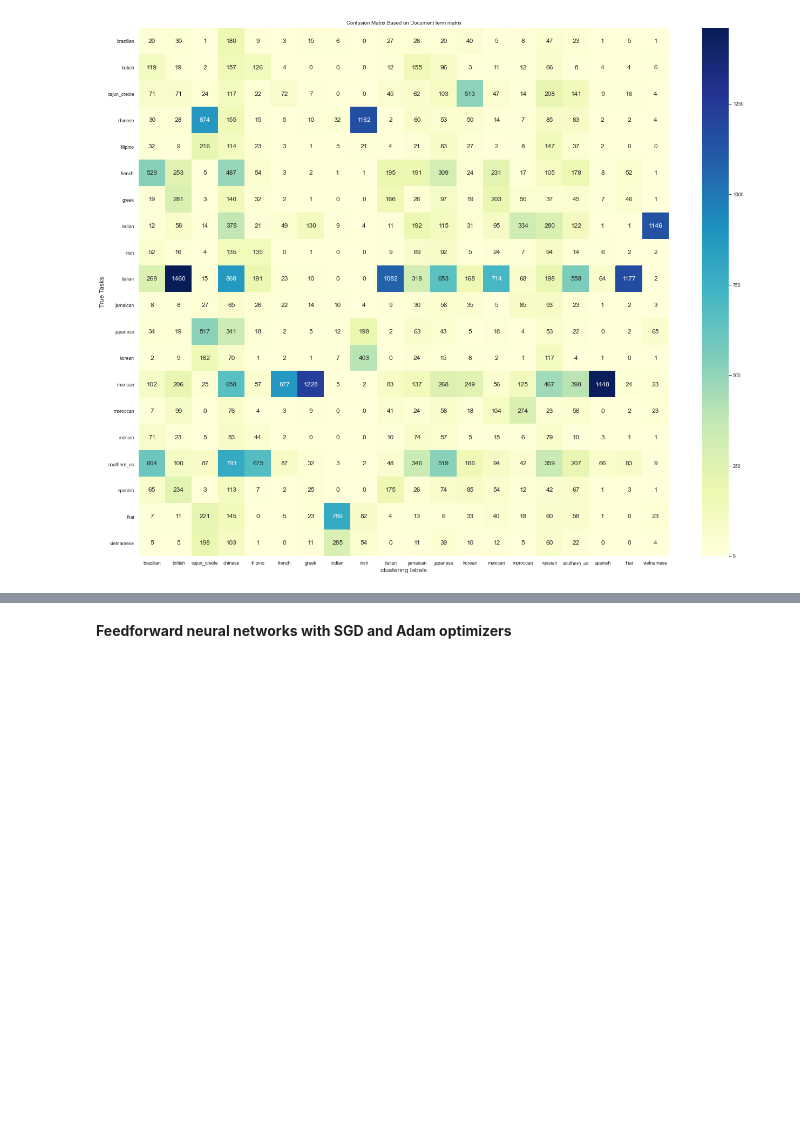
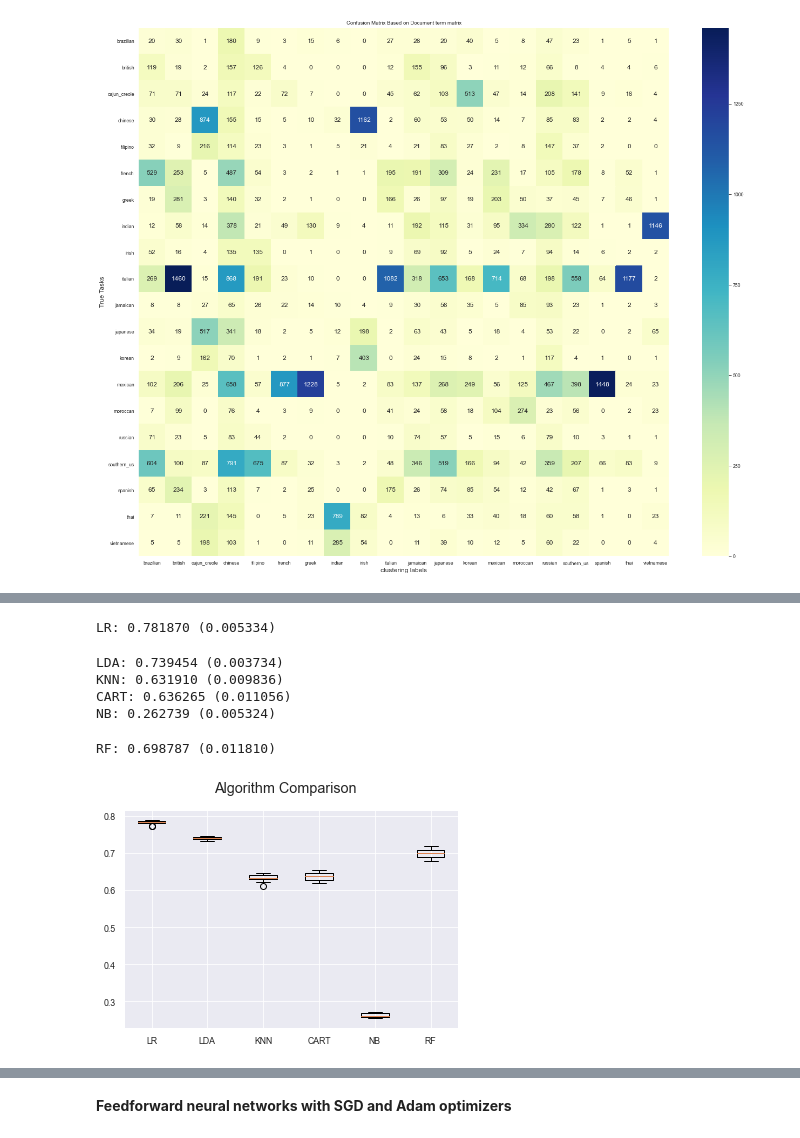
Before and after one commit to kenneth-lee-ch/whattocook, a Jupyter notebook: notebooks/Food_cuisine_classification.ipynb, the cells around one changed output, grey strips where cells are left out. Cells and saved outputs as stored; diff of their text form; code cells hidden in the pictures; blank space fills up the shorter version.

```diff
--- a/notebooks/Food_cuisine_classification.ipynb
+++ b/notebooks/Food_cuisine_classification.ipynb
@@ -359,0 +335,10 @@ print(classification_report(y_test, yhat))
+# %%
+spotcheck(dtm_X_train, dtm_y_train, foldnum=10 , scoring="f1_micro", random_state=seed)
+# %% [output]
+LR: 0.781870 (0.005334)
+LDA: 0.739454 (0.003734)
+KNN: 0.631910 (0.009836)
+CART: 0.636265 (0.011056)
+NB: 0.262739 (0.005324)
+RF: 0.698787 (0.011810)
+[figure, added]
```
Also changed, not shown: parts of 46 cells of this notebook, 3 other files.
